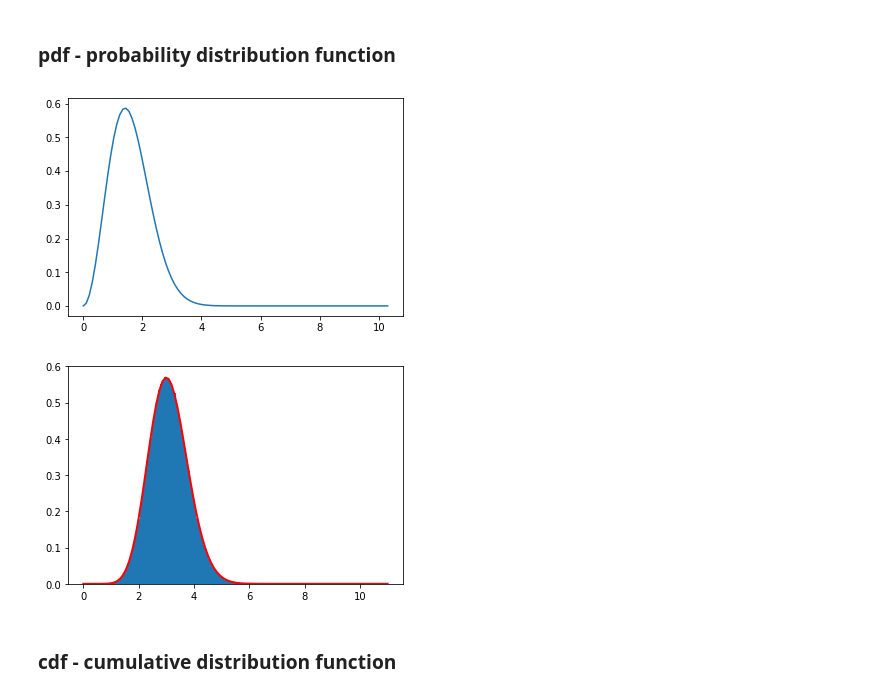
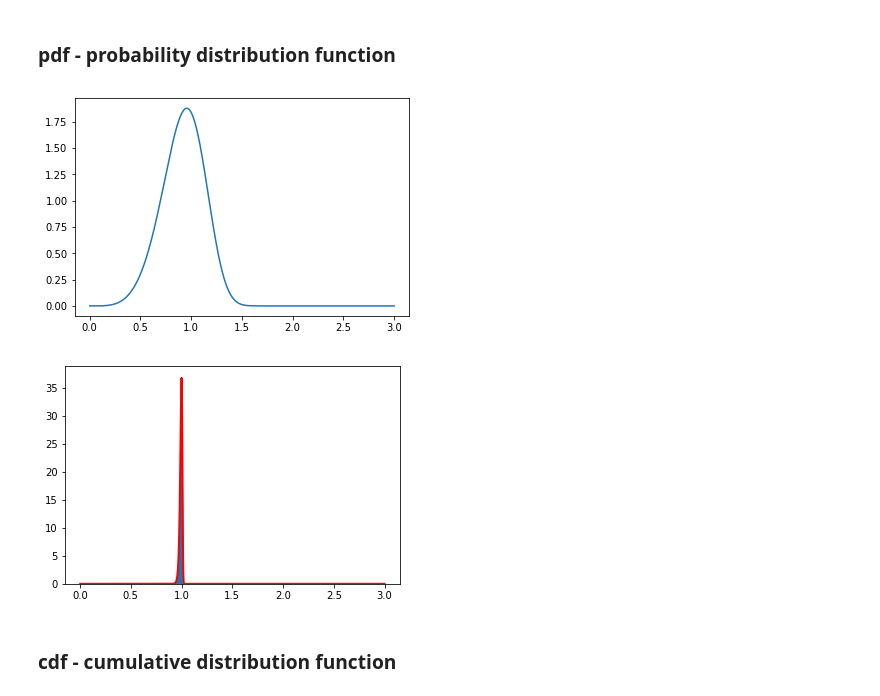
Before and after one commit to ddgerrard/probability_distributions_python, a Jupyter notebook: Weibull Distribution.ipynb, the cells around one changed output. Drawn from its saved outputs; the diff is of its cells as text; code cells hidden in the pictures.

Commit message:
Added Weibull c.d.f. and quantile.

```diff
--- a/Weibull Distribution.ipynb
+++ b/Weibull Distribution.ipynb
@@ -46,7 +46,7 @@ from scipy.special import erf, erfinv, gamma, gammainc
 # Weibull Distribution using scipy
 # %%
 # https://docs.scipy.org/doc/scipy-0.19.0/reference/generated/scipy.stats.exponweib.html#scipy.stats.exponweib
-k = 1.5
+k = 100
 lambda0 = 1
 x = np.linspace(exponweib.ppf(0.00001, 1, k, scale=lambda0), exponweib.ppf(0.999, 1, k, scale=lambda0), 1000) # ppf = percent point function
 plt.figure(num=None, figsize=(12, 8), dpi=80, facecolor='w', edgecolor='k')
@@ -75,29 +75,31 @@ median = exponweib.median(k,1,loc=0, scale=1)
 # %% [markdown]
 # Weibull Distribution explicitly in Python
 # %%
-def weibullDist(k):
-    Xs = np.linspace(0, 10+k/10, 1001)
-    Ys = 1/(pow(2,k/2-1)*gamma(k/2))*pow(Xs,k-1)*np.exp(-pow(Xs,2)/2)
-    CDFs = gammainc(k/2, pow(Xs,2)/2)
+def weibullDist(k, lambda0):
+    Xs = np.linspace(0.001, 3*lambda0, 1001)
+    Ys = k/lambda0*(Xs/lambda0)**(k-1)*np.exp(-(Xs/lambda0)**k)
+    CDFs = 1 - np.exp(-(Xs/lambda0)**k)
     return Xs, Ys, CDFs
 # %% [markdown]
 ### pdf - probability distribution function
 # %%
-sigma = 0.5 # mean and standard deviation
-Xs, Ys, CDFs = chiDist(3)
+k = 5
+lambda0 = 1
+Xs, Ys, CDFs = weibullDist(k, lambda0)
 plt.plot(Xs,Ys)
 plt.show()
 # %% [output]
-[figure, old version]
+[figure, new version]
 # %%
-k = 10
-A = np.sqrt(np.random.chisquare(k, 1000000))
-Xs, Ys, CDFs = chiDist(k)
+k = 100
+lambda0 = 1
+A = exponweib.rvs(1,k,scale=lambda0, size=10000)
+Xs, Ys, CDFs = weibullDist(k,lambda0)
 fig, ax1 = plt.subplots()
-plt.hist(A, 100, density=True)
+plt.hist(A, 40, density=True)
 plt.plot(Xs, Ys, linewidth=2, color='r')
 plt.show()
 # %% [output]
-[figure, old version]
+[figure, new version]
 # %% [markdown]
 ### cdf - cumulative distribution function
```
Also changed, not shown: parts of 8 cells of this notebook.
